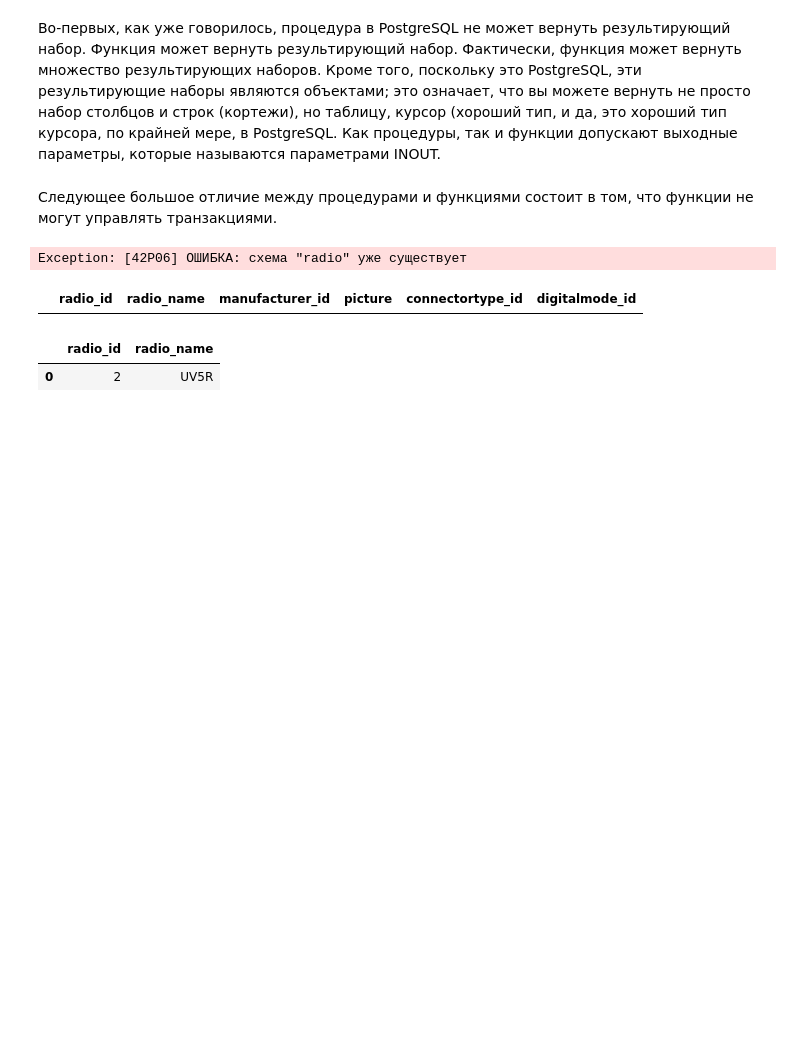
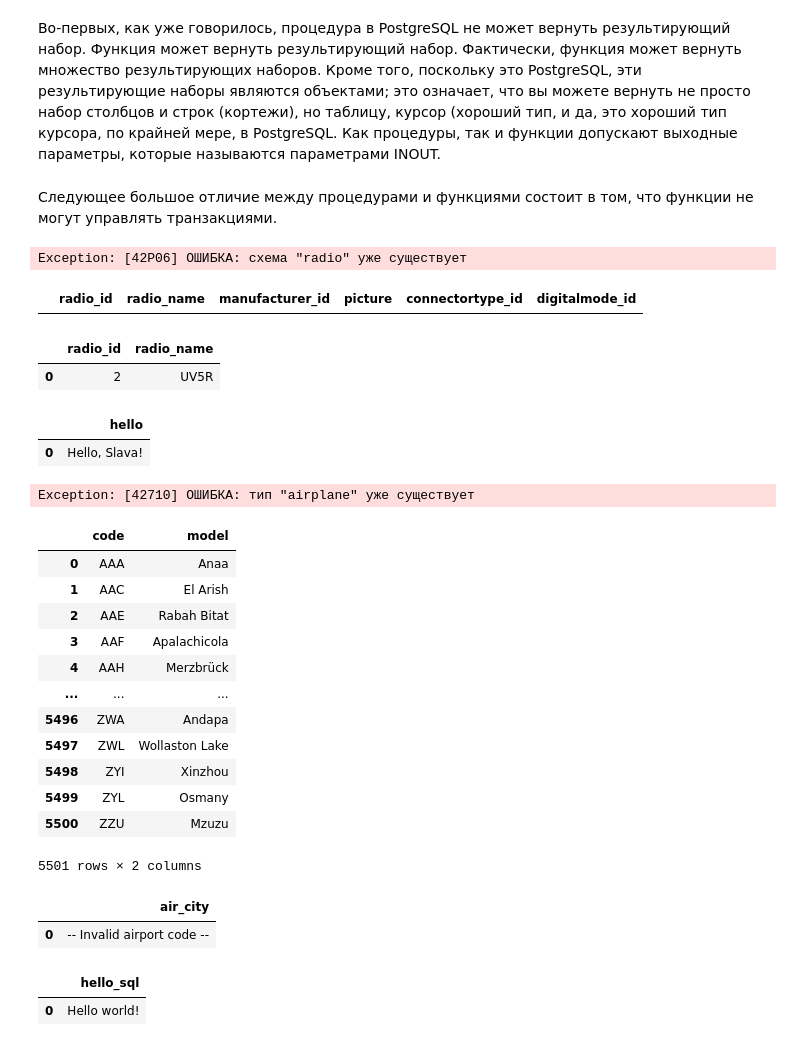
Before and after one commit to slaav1k/sql_scripts, a Jupyter notebook: FunctionsAndProcedurs.ipynb, the cells around one changed output. Saved outputs shown, nothing was run; the diff lists cells and outputs as text; code cells hidden in the pictures; blank space fills up the shorter version.

```diff
--- a/FunctionsAndProcedurs.ipynb
+++ b/FunctionsAndProcedurs.ipynb
@@ -273,0 +286,11 @@ SELECT * FROM radio.radiodetails(2);
+# %%
+%%sql
+select * from hello('Slava');
+# %% [output]
+|  | hello |
+| 0 | Hello, Slava! |
+# %%
+%%sql
+CREATE TYPE airplane AS (code char(3), model text)
+# %% [output]
+Exception: [42710] ОШИБКА: тип "airplane" уже существует
@@ -273,0 +311,17 @@ SELECT * FROM radio.radiodetails(2);
+# %%
+%%sql
+select * from plane_set2();
+# %% [output]
+|  | code | model |
+| 0 | AAA | Anaa |
+| 1 | AAC | El Arish |
+| 2 | AAE | Rabah Bitat |
+| 3 | AAF | Apalachicola |
+| 4 | AAH | Merzbrück |
+| ... | ... | ... |
+| 5496 | ZWA | Andapa |
+| 5497 | ZWL | Wollaston Lake |
+| 5498 | ZYI | Xinzhou |
+| 5499 | ZYL | Osmany |
+| 5500 | ZZU | Mzuzu |
+5501 rows × 2 columns
@@ -273,0 +345,6 @@ SELECT * FROM radio.radiodetails(2);
+# %%
+%%sql
+select air_city('AAN2');
+# %% [output]
+|  | air_city |
+| 0 | -- Invalid airport code -- |
@@ -273,0 +357,6 @@ SELECT * FROM radio.radiodetails(2);
+# %%
+%%sql
+select * from hello_sql('world');
+# %% [output]
+|  | hello_sql |
+| 0 | Hello world! |
```
Also changed, not shown: parts of 57 cells of this notebook.
